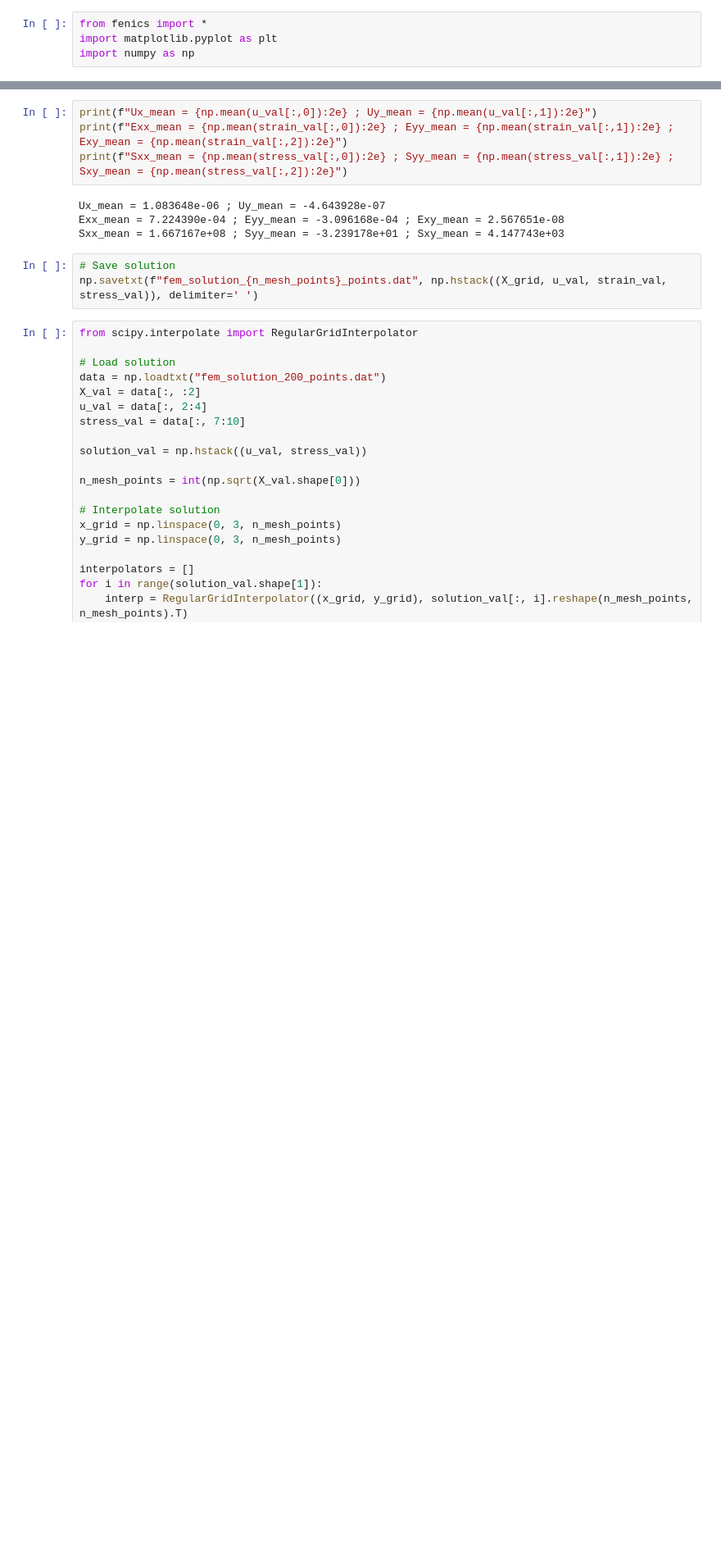
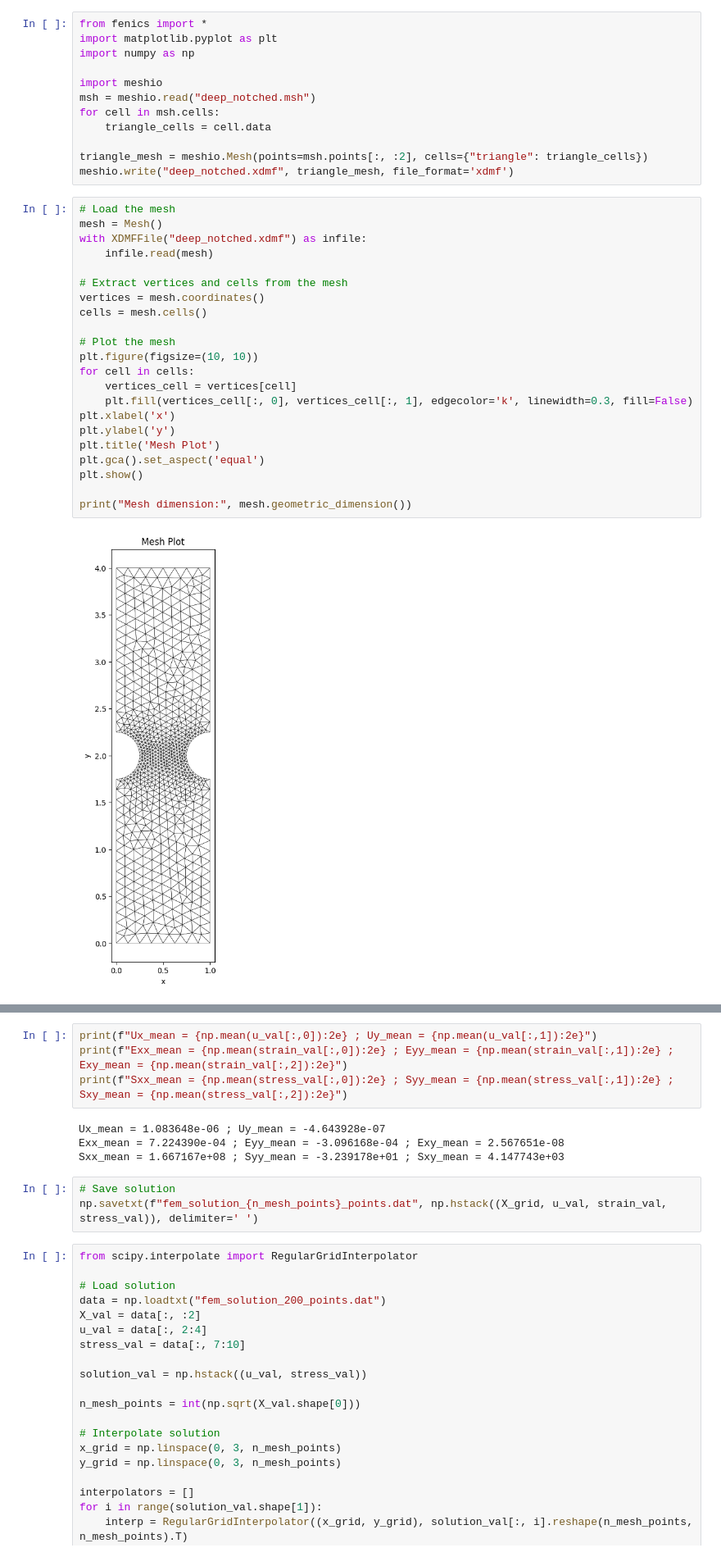
Before and after one commit to nickrummens/SPIQ, a Jupyter notebook: deep_notched/fem_forward.ipynb, the cells around one changed output, grey strips where cells are left out. Shown: that part at 82% size. Drawn from its saved outputs; the diff is of its cells as text; blank space fills up the shorter version.

Commit message:
update fem deep notched

```diff
--- a/deep_notched/fem_forward.ipynb
+++ b/deep_notched/fem_forward.ipynb
@@ -1,4 +1,36 @@
-# %%
-from fenics import *
-import matplotlib.pyplot as plt
-import numpy as np
+# %%
+from fenics import *
+import matplotlib.pyplot as plt
+import numpy as np
+
+import meshio
+msh = meshio.read("deep_notched.msh")
+for cell in msh.cells:
+    triangle_cells = cell.data
+
+triangle_mesh = meshio.Mesh(points=msh.points[:, :2], cells={"triangle": triangle_cells})
+meshio.write("deep_notched.xdmf", triangle_mesh, file_format='xdmf')
+# %%
+# Load the mesh
+mesh = Mesh()
+with XDMFFile("deep_notched.xdmf") as infile:
+    infile.read(mesh)
+
+# Extract vertices and cells from the mesh
+vertices = mesh.coordinates()
+cells = mesh.cells()
+
+# Plot the mesh
+plt.figure(figsize=(10, 10))
+for cell in cells:
+    vertices_cell = vertices[cell]
+    plt.fill(vertices_cell[:, 0], vertices_cell[:, 1], edgecolor='k', linewidth=0.3, fill=False)
+plt.xlabel('x')
+plt.ylabel('y')
+plt.title('Mesh Plot')
+plt.gca().set_aspect('equal')
+plt.show()
+
+print("Mesh dimension:", mesh.geometric_dimension())
+# %% [output]
+[figure, added]
```
Also changed, not shown: parts of 4 cells of this notebook, 4 other files.
